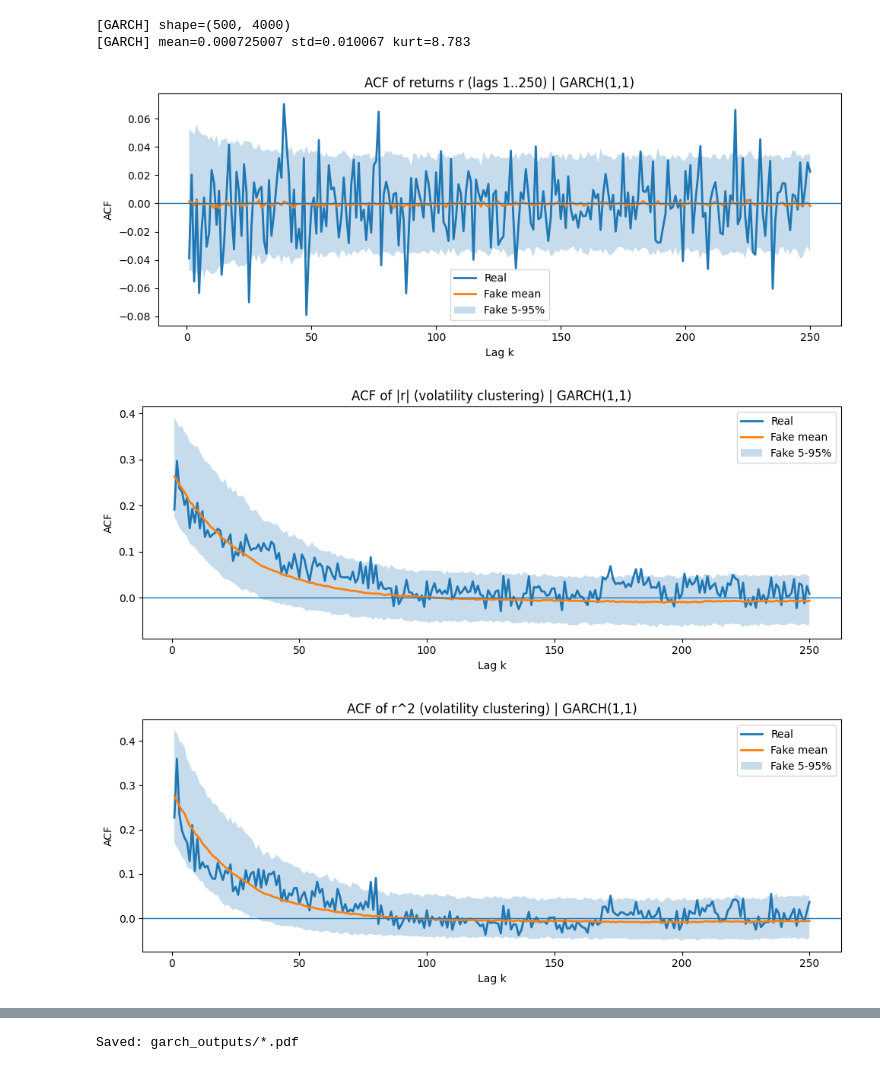
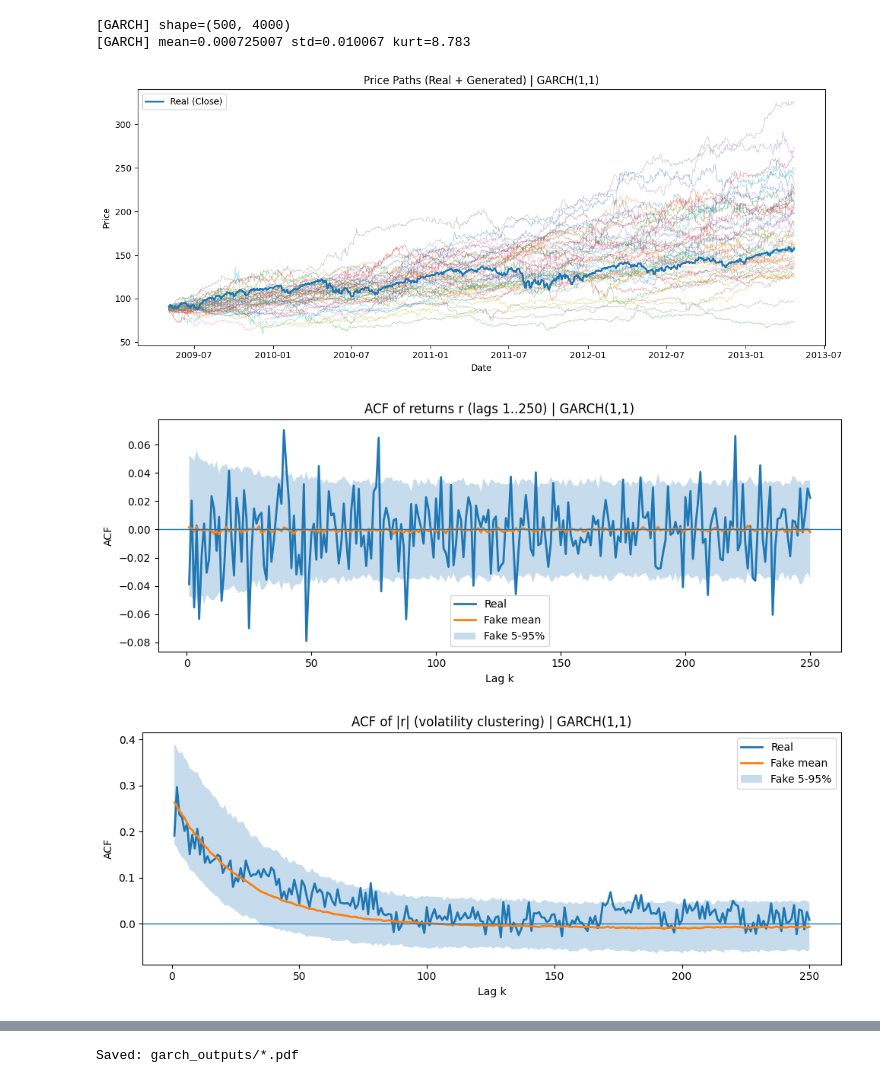
Before and after one commit to tjohncox/Wasserstein-GANs-for-Realistic-Financial-Time-Series-Generation, a Jupyter notebook: notebooks/02_test.ipynb, the cells around one changed output, grey strips where cells are left out. Saved outputs shown, nothing was run; the diff lists cells and outputs as text; code cells hidden in the pictures.

```diff
--- a/notebooks/02_test.ipynb
+++ b/notebooks/02_test.ipynb
@@ -453,27 +515,36 @@ fake_paths_garch_aligned = fake_paths_garch
 fake_for_plots_garch = fake_paths_garch[:, :T_real]
 # %%
 # GARCH plots
+
+N9Y = 1000
+plotter.plot_price_paths(
+    close_series=close.iloc[:N9Y + 1],
+    fake_logret_paths=fake_paths_garch[:, :N9Y],
+    n_paths=50,
+    title='Price Paths (Real + Generated) | GARCH(1,1)',
+)
+
 plotter.plot_acf_bundle(
     real_r=real_series,
     fake_paths=fake_for_plots_garch,
     S=S_lags,
     title_suffix=" | GARCH(1,1)",
 )
 plotter.plot_leverage(
     real_r=real_series,
     fake_paths=fake_for_plots_garch,
     S=S_lags,
     title_suffix=" | GARCH(1,1)",
 )
 plotter.plot_hist_panel(
     real_r=real_series,
     fake_paths=fake_for_plots_garch,
     t_lags=(1, 5, 20, 100),
     title="Distribution Comparison | GARCH(1,1)",
     label_fake="Generated",
     label_real="Historical",
 )
 # %% [output]
-[figure, old version]
+[figure, new version]
-[figure, old version]
+[figure, new version]
-[figure, old version]
+[figure, new version]
```
Also changed, not shown: parts of 7 cells of this notebook.
